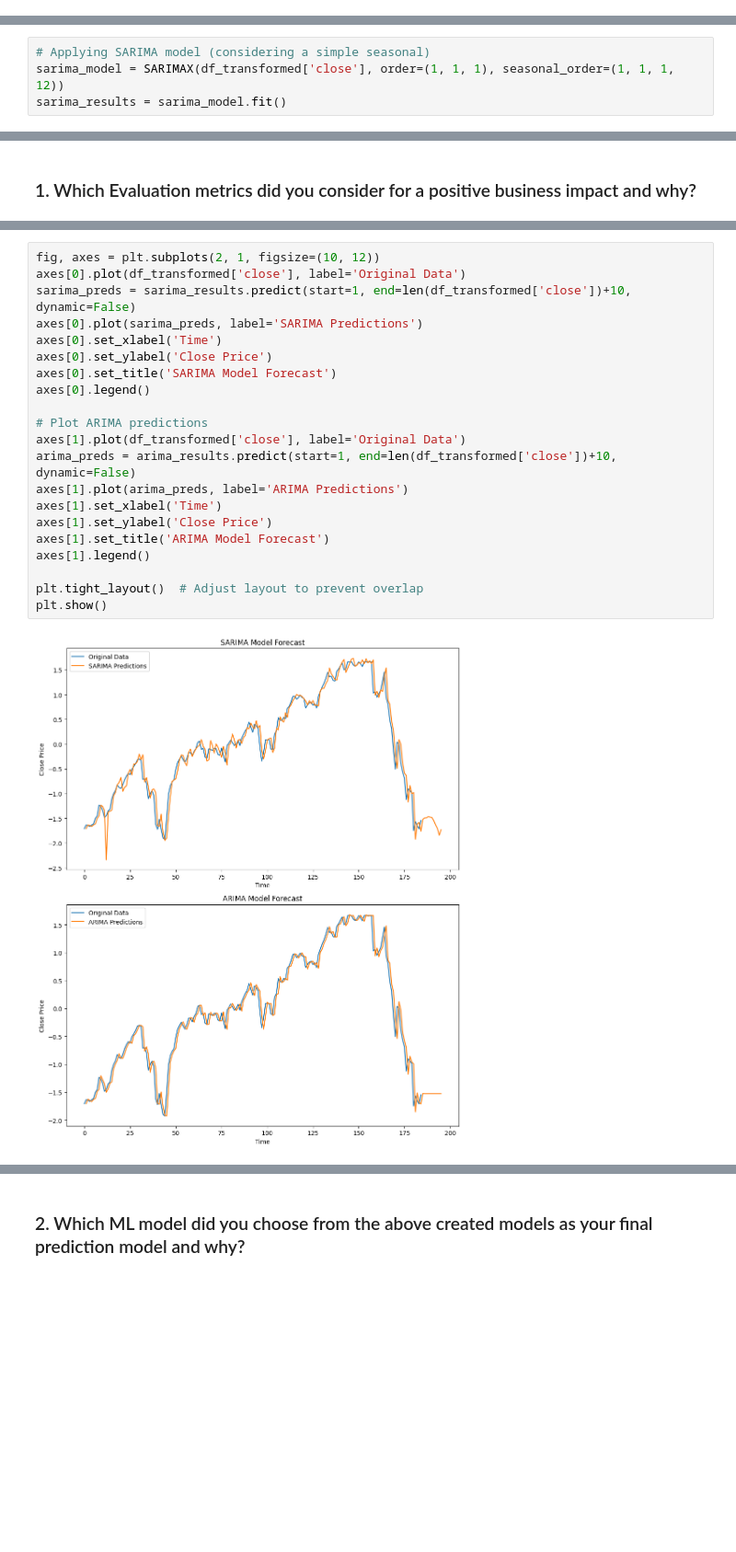
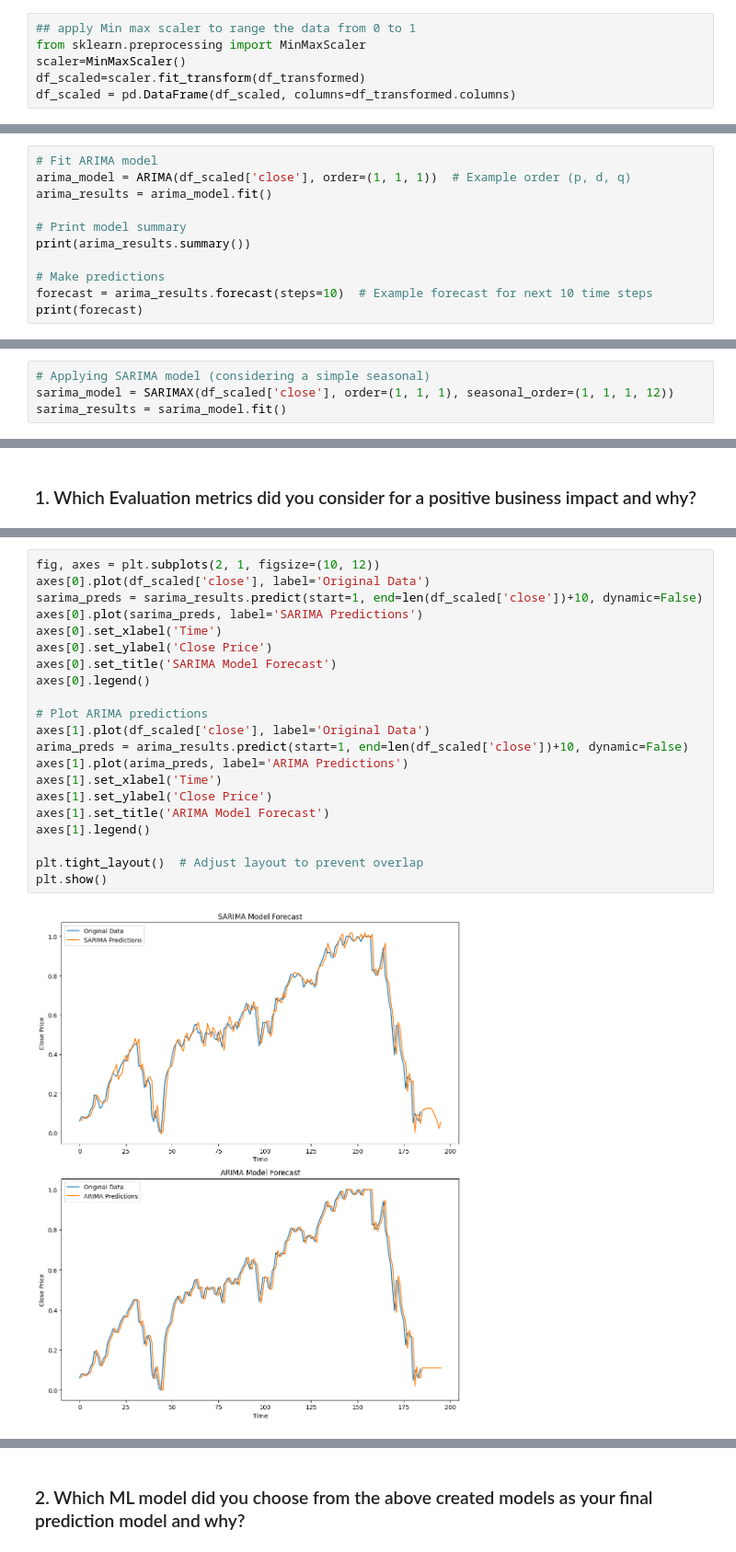
Before and after one commit to DeepanshuThakur06/Machine-learning-project, a Jupyter notebook: Yes_Bank_Stock_Closing_Price_Prediction.ipynb, the cells around one changed output, grey strips where cells are left out. Shown at 92% size. Drawn from its saved outputs; the diff is of its cells as text; blank space fills up the shorter version.

```diff
--- a/Yes_Bank_Stock_Closing_Price_Prediction.ipynb
+++ b/Yes_Bank_Stock_Closing_Price_Prediction.ipynb
@@ -785,0 +788,6 @@ df_transformed.head()
+# %%
+## apply Min max scaler to range the data from 0 to 1
+from sklearn.preprocessing import MinMaxScaler
+scaler=MinMaxScaler()
+df_scaled=scaler.fit_transform(df_transformed)
+df_scaled = pd.DataFrame(df_scaled, columns=df_transformed.columns)
@@ -1143,0 +1202,11 @@ Answer Here.
+# %%
+# Fit ARIMA model
+arima_model = ARIMA(df_scaled['close'], order=(1, 1, 1))  # Example order (p, d, q)
+arima_results = arima_model.fit()
+
+# Print model summary
+print(arima_results.summary())
+
+# Make predictions
+forecast = arima_results.forecast(steps=10)  # Example forecast for next 10 time steps
+print(forecast)
@@ -1146,6 +1248,6 @@ Answer Here.
 # %%
 # Applying SARIMA model (considering a simple seasonal)
-sarima_model = SARIMAX(df_transformed['close'], order=(1, 1, 1), seasonal_order=(1, 1, 1, 12))
+sarima_model = SARIMAX(df_scaled['close'], order=(1, 1, 1), seasonal_order=(1, 1, 1, 12))
 sarima_results = sarima_model.fit()
 # %%
 # Evaluating the models
@@ -1267,23 +1313,23 @@ print(models_df)
 # %%
 fig, axes = plt.subplots(2, 1, figsize=(10, 12))
-axes[0].plot(df_transformed['close'], label='Original Data')
-sarima_preds = sarima_results.predict(start=1, end=len(df_transformed['close'])+10, dynamic=False)
+axes[0].plot(df_scaled['close'], label='Original Data')
+sarima_preds = sarima_results.predict(start=1, end=len(df_scaled['close'])+10, dynamic=False)
 axes[0].plot(sarima_preds, label='SARIMA Predictions')
 axes[0].set_xlabel('Time')
 axes[0].set_ylabel('Close Price')
 axes[0].set_title('SARIMA Model Forecast')
 axes[0].legend()
 
 # Plot ARIMA predictions
-axes[1].plot(df_transformed['close'], label='Original Data')
-arima_preds = arima_results.predict(start=1, end=len(df_transformed['close'])+10, dynamic=False)
+axes[1].plot(df_scaled['close'], label='Original Data')
+arima_preds = arima_results.predict(start=1, end=len(df_scaled['close'])+10, dynamic=False)
 axes[1].plot(arima_preds, label='ARIMA Predictions')
 axes[1].set_xlabel('Time')
 axes[1].set_ylabel('Close Price')
 axes[1].set_title('ARIMA Model Forecast')
 axes[1].legend()
 
 plt.tight_layout()  # Adjust layout to prevent overlap
 plt.show()
 # %% [output]
-[figure, old version]
+[figure, new version]
```
Also changed, not shown: parts of 41 cells of this notebook.
